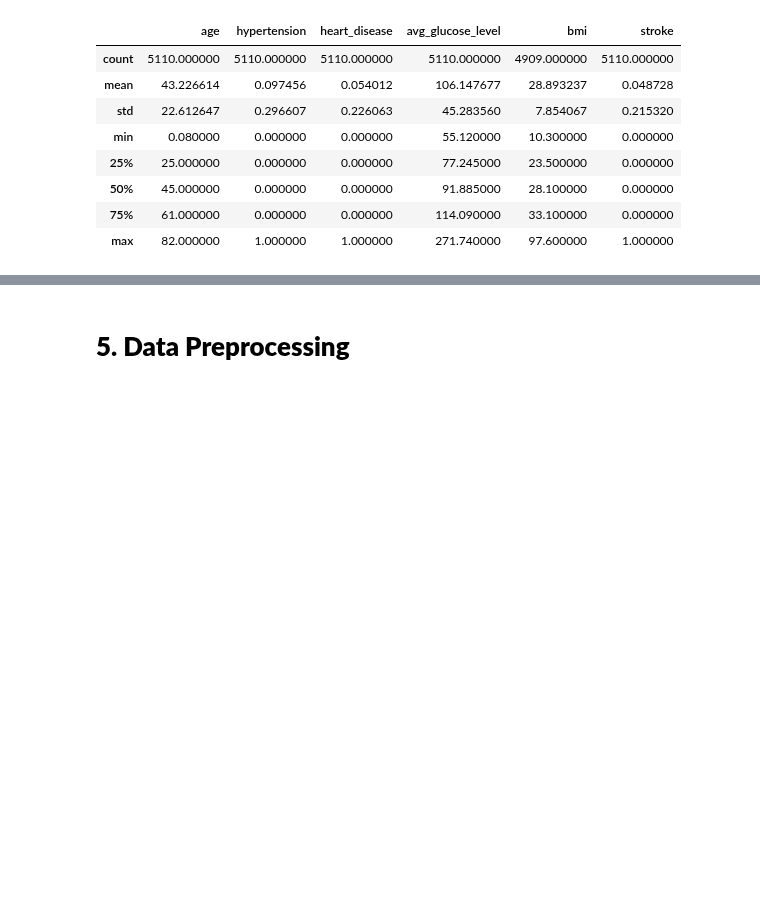
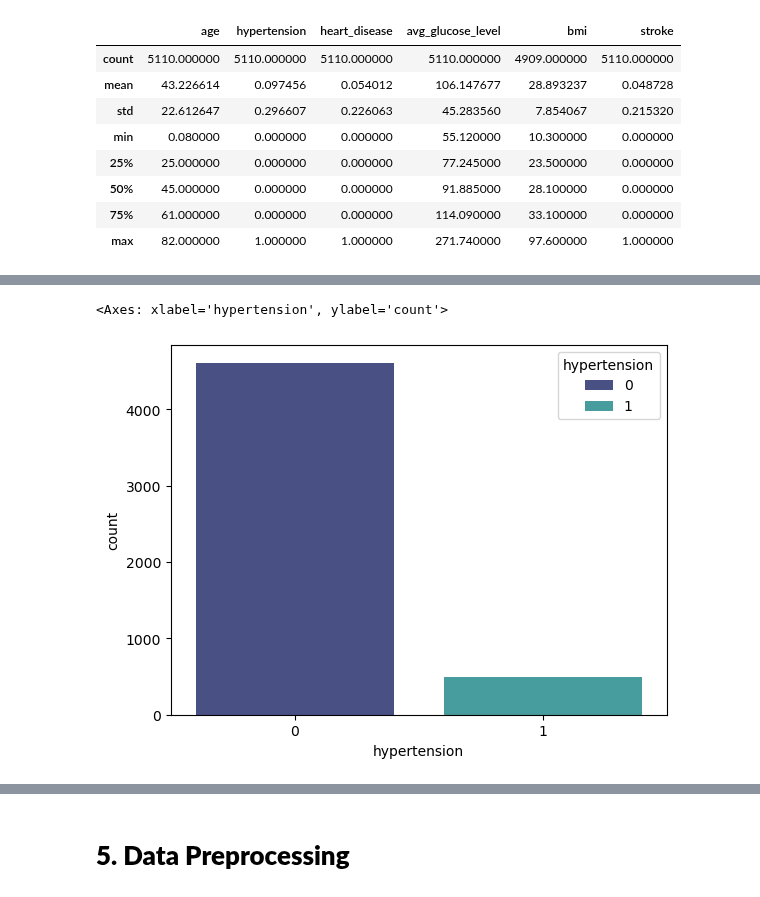
Before and after one commit to bayun2445/Eksperimen_SML_Bayu-Nugroho, a Jupyter notebook: preprocessing/Eksperimen_Bayu Nugroho.ipynb, the cells around one changed output, grey strips where cells are left out. Cells and saved outputs as stored; diff of their text form; code cells hidden in the pictures; blank space fills up the shorter version.

```diff
--- a/preprocessing/Eksperimen_Bayu Nugroho.ipynb
+++ b/preprocessing/Eksperimen_Bayu Nugroho.ipynb
@@ -79,0 +119,6 @@ df.describe()
+# %%
+hypertension = df['hypertension'].value_counts()
+sns.barplot(x=hypertension.index, y=hypertension, hue=hypertension.index, palette='mako')
+# %% [output]
+<Axes: xlabel='hypertension', ylabel='count'>
+[figure, added]
```
Also changed, not shown: parts of 18 cells of this notebook.
